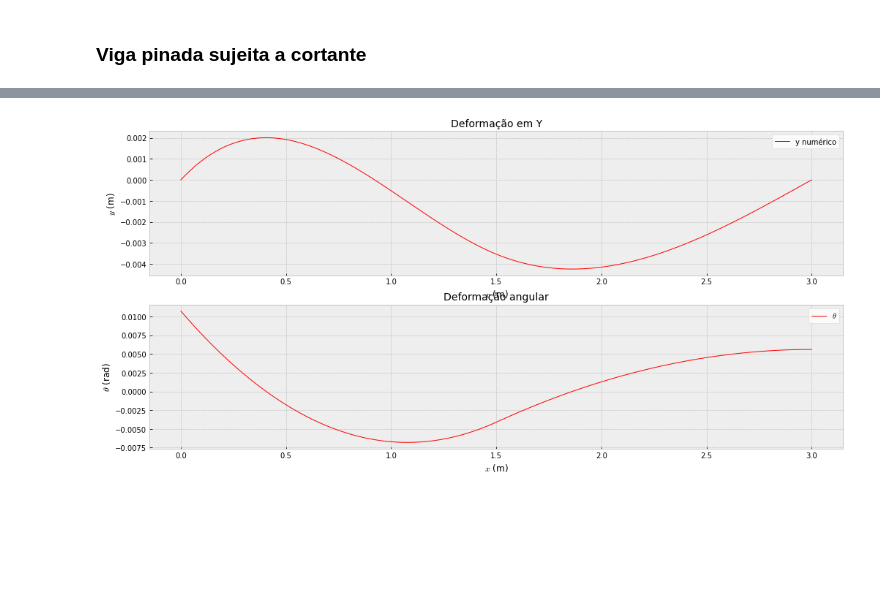
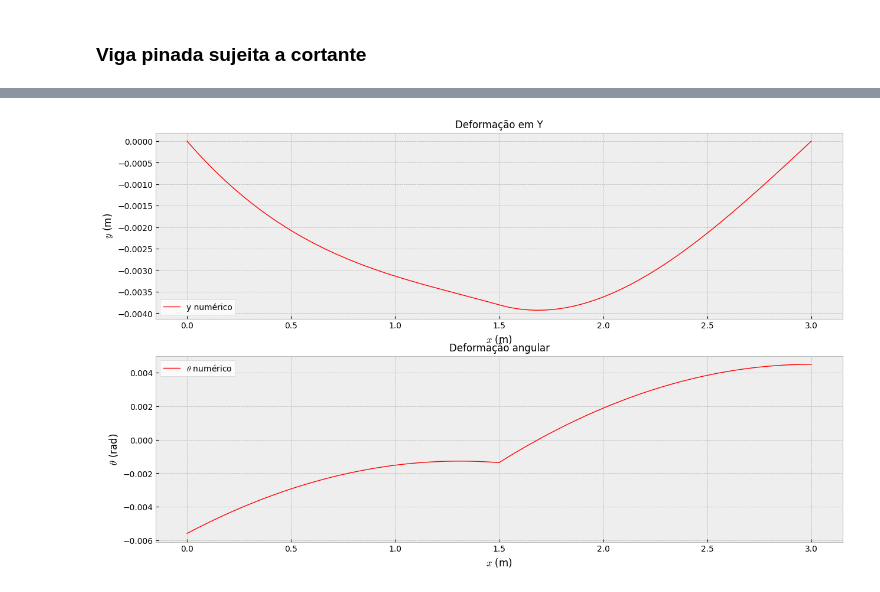
Before and after one commit to jpedro-rod/ElementosFinitos, a Jupyter notebook: MEF_Estrutural.ipynb, the cells around one changed output, grey strips where cells are left out. Saved outputs shown, nothing was run; the diff lists cells and outputs as text; code cells hidden in the pictures; blank space fills up the shorter version.

Commit message:
Ajustes modelo cortante carga distribuida

```diff
--- a/MEF_Estrutural.ipynb
+++ b/MEF_Estrutural.ipynb
@@ -481,7 +489,7 @@ O problema está sendo descrito em função dos graus de liberdade $y(x)$ e $\th
 
 ## malha
 L = 3.0   # m
-nx = 400
+nx = 1500
 ne = nx-1
 nGL = 2*nx
 
@@ -504,15 +512,7 @@ rho_l = rho*A   # kg/m
 def q(x):
     return -9.81*rho_l
 
-P = 10e4   # N   # cortante em módulo (entra na condicao de contorno)
-
-## CCs 2
-Lc = 2.0   # onde cortante será aplicado
-
-Yo = 0.0
-Yf = 0.0
-Thetao = ((-L**3.0 + 4.0*Lc*L**2.0)*q(0) + 4.0*L**2.0*P)/(24.0*E*I)
-Thetaf = ( (-L**3.0 + 4.0*Lc*L**2.0 - 8.0*Lc**3.0)*q(0) + (4.0*L**2.0 - 12.0*Lc**2.0)*P )/(24.0*E*I)
+P = 50000.0   # N   # cortante em módulo (entra na condicao de contorno)
 
 # geracao de malha 1D
 X = np.linspace(0.0,L,nx)
@@ -520,15 +520,29 @@ dbX = np.stack((X,X))
 dbX = dbX.transpose()
 dbX = dbX.flatten()
 
+# CCs 2
+## x
+Lc = 1.5   # onde cortante será aplicado
+Lyo = 0.0
+Lyf = L
+Lto = 0.0
+Ltf = Lc
+
+## outputs
+Yo = 0.0
+Yf = 0.0
+Thetao = ((-L**3.0 + 4.0*Lc*L**2.0)*q(X[0]) - 4.0*L**2.0*P)/(24.0*E*I)
+Thetaf = ( (-L**3.0 + 4.0*Lc*L**2.0 - 8.0*Lc**3.0)*q(X[0]) + (12.0*Lc**2.0 - 4.0*L**2.0)*P )/(24.0*E*I)
+
 IEN_GL = np.zeros( (ne,4),dtype='int' )
 for e in range(0,ne):
   IEN_GL[e] = [2*e,2*e+1,2*e+2,2*e+3]
 
 # lista de indices de condicao de contorno
-##ccY = [999,nGL - 2]
-##ccTheta = [1000,nGL - 1]
-ccY = [0,nGL - 2]
-ccTheta = [1,int(nGL/2)]
+ccY = [int(Lyo*nGL/L), int(Lyf*nGL/L)-1 - 1]
+ccTheta = [int(Lto*nGL/L) + 1,int(Ltf*nGL/L)-1]
+print("Y boundary conditions' nodes: {}".format(ccY))
+print("Theta boundary conditions' nodes: {}".format(ccTheta))
 
 # vetor com valores das condicoes de contorno
 Ycc = np.empty( (nGL),dtype='float' )
@@ -651,29 +665,29 @@ for e in range(0,ne):
 
 # definicao do sistema linear
 A = K
-#b = Q@q(dbX)
-b = Q
+#B = Q@q(dbX)
+B = Q
 
 # imposicao das c.c.s de Dirichlet em A e b
 for i in ccY:
   A[i,:] = 0.0   # zerar linha
   A[i,i] = 1.0   # incluir 1 na diagonal
 
-  b[i] = Ycc[i]
+  B[i] = Ycc[i]
 
 for i in ccTheta:
   A[i,:] = 0.0   # zerar linha
   A[i,i] = 1.0   # incluir 1 na diagonal
 
-  b[i] = Thetacc[i]
+  B[i] = Thetacc[i]
 
 print(np.linalg.det(A))
 
 
 # solucao
 cscA = sp.sparse.csc_matrix(A)   # Matrix form that improves sparse.linalg.solve
-SOL = sp.sparse.linalg.spsolve(cscA,b)
-#SOL = np.linalg.solve(A,b)
+SOL = sp.sparse.linalg.spsolve(cscA,B)
+#SOL = np.linalg.solve(A,B)
 SOL = SOL.reshape((int(nGL/2),2))
 
 Y = SOL[:,0]
@@ -715,54 +729,41 @@ MbThetamax = E*I*np.max(dTheta)  # N.m
 
 # tensão axial na secao mais solicitada
 #Y_CrossSection = np.linspace(-D/2.0, D/2.0, nx)
-Y_CrossSection = np.linspace(-b/2.0, b/2.0, nx)
+Y_CrossSection = np.linspace(-b/2.0, b/2.0, 100)
 
-sigmab = (- MbYmax*Y_CrossSection/I)*10.0**(-6.0)   # MPa
-
-# solucao analitica #######################
-
-def Mb_a(x,w,L):
-
-  return -(w/12)*(6*L*x - 6*x**2 - L**2)   # N.m
-
-def Y_a(x,w,L,E,I):
-
-  return ((w*x**2)/(24*E*I))*(L - x)**2
+sigmab = (- MbThetamax*Y_CrossSection/I)*10.0**(-6.0)   # MPa
 
 # plotando ################################
 plt.style.use('bmh')
 
-fig1, ((ax1), (ax2)) = plt.subplots(2, sharey=False, sharex=False, figsize = (17,8))
+fig1, ((ax1), (ax2)) = plt.subplots(2, sharey=False, sharex=False, figsize = (15,9))
 
 ax1.plot(X,Y, color='red', linewidth=1.0, label=r'y numérico')
-#ax1.plot(X,Y_a(X,q(X),L,E,I), 'b--', linewidth=1.0, label=r'y analítico')
-ax1.set_title('Deformação em Y',fontdict={'fontsize':14})
+ax1.set_title('Deformação em Y',fontdict={'fontsize':12})
 ax1.set_xlabel('$x$ (m)',fontdict={'fontsize':12})
 ax1.set_ylabel('$y$ (m)',fontdict={'fontsize':12})
 ax1.legend(loc='best',facecolor ='w')
 
-ax2.plot(X,Theta, color='red', linewidth=1.0, label=r'$\theta$')
-ax2.set_title('Deformação angular',fontdict={'fontsize':14})
+ax2.plot(X,Theta, color='red', linewidth=1.0, label=r'$\theta$ numérico')
+ax2.set_title('Deformação angular',fontdict={'fontsize':12})
 ax2.set_xlabel('$x$ (m)',fontdict={'fontsize':12})
 ax2.set_ylabel('$\\theta$ (rad)',fontdict={'fontsize':12})
 ax2.legend(loc='best',facecolor ='w')
 
 
-fig1, ((ax3), (ax4)) = plt.subplots(2, sharey=False, sharex=False, figsize = (17,8))
+fig1, ((ax3), (ax4)) = plt.subplots(2, sharey=False, sharex=False, figsize = (15,9))
 
-ax3.plot(X,MbY, color='red', linewidth=1.0, label=r'MbY numérico')
+#ax3.plot(X,MbY, color='red', linewidth=1.0, label=r'MbY numérico')
 ax3.plot(X,MbTheta, 'k', linewidth=1.0, label=r'MbTheta numérico')
-#ax3.plot(X,Mb_a(X,q(X),L), 'b--', linewidth=1.0, label=r'Mb analítico')
-ax3.set_title('Momento fletor',fontdict={'fontsize':14})
+ax3.set_title('Momento fletor',fontdict={'fontsize':12})
 ax3.set_xlabel('$x$ (m)',fontdict={'fontsize':12})
 ax3.set_ylabel('$M_b$ (N.m)',fontdict={'fontsize':12})
 ax3.legend(loc='best',facecolor ='w')
 
-ax4.plot(Y_CrossSection,sigmab, color='red', linewidth=1.0)
-ax4.set_title('Tensão axial na seção mais solicitada',fontdict={'fontsize':14})
+ax4.plot(Y_CrossSection,sigmab, color='red', linewidth=1.0, label=r'$\sigma_b$ numérico')
+ax4.set_title('Tensão axial na seção mais solicitada',fontdict={'fontsize':12})
 ax4.set_xlabel('$y$ (m)',fontdict={'fontsize':12})
 ax4.set_ylabel('$\\sigma_x$ (MPa)',fontdict={'fontsize':12})
-ax4.legend(loc='best',facecolor ='w')
 
 plt.show()
 # %% [output]
@@ -771 +773 @@ No artists with labels found to put in legend.  Note that artists whose label st
-[figure, old version]
+[figure, new version]
```
Also changed, not shown: parts of 3 cells of this notebook.
